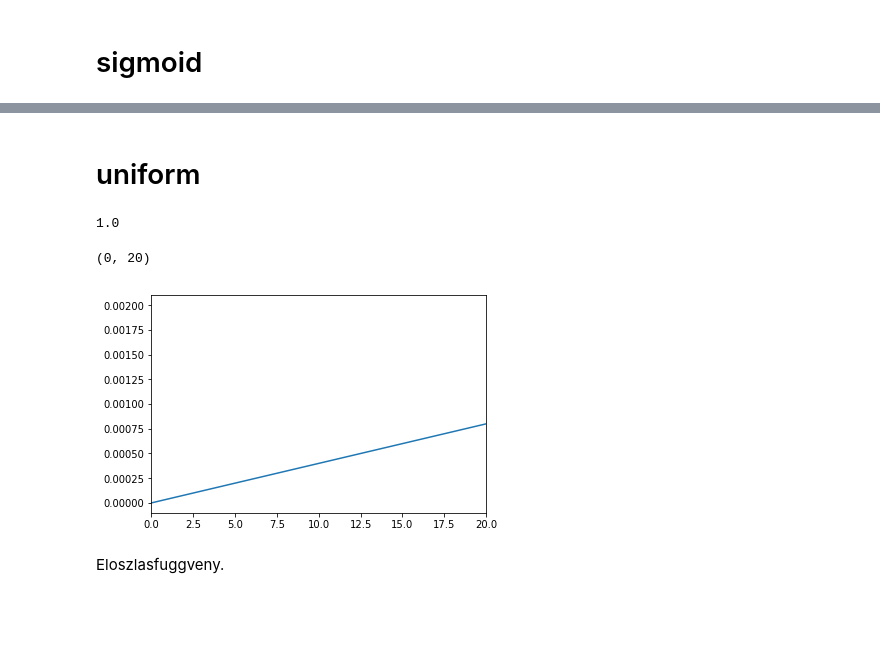
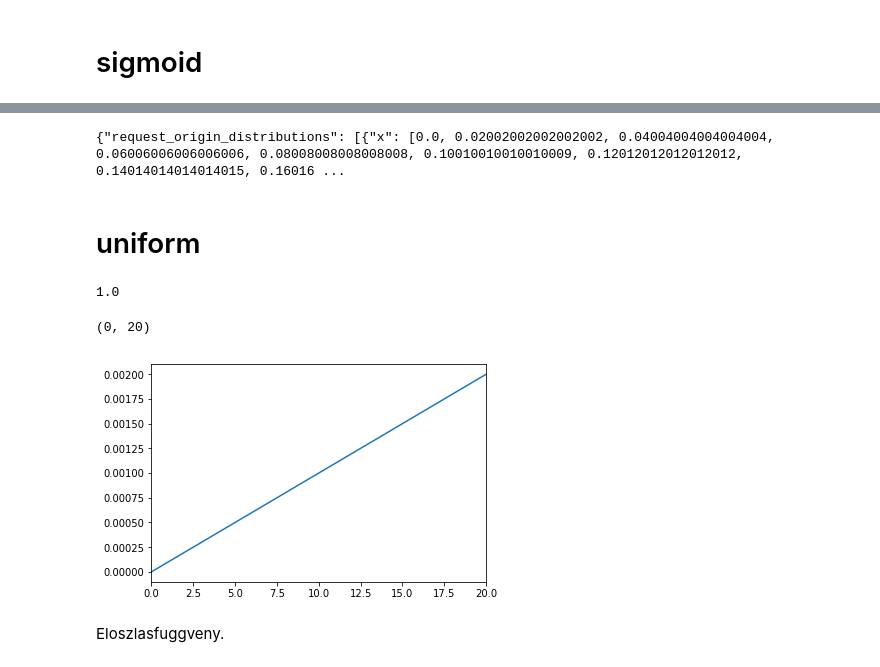
Before and after one commit to bokae/taxi, a Jupyter notebook: notebooks/distributions.ipynb, the cells around one changed output, grey strips where cells are left out. Saved outputs shown, nothing was run; the diff lists cells and outputs as text; code cells hidden in the pictures; blank space fills up the shorter version.

```diff
--- a/notebooks/distributions.ipynb
+++ b/notebooks/distributions.ipynb
@@ -39,2 +53,11 @@ plt.hist(x,bins=30)
+# %%
+print(json.dumps({
+    "request_origin_distributions":[{
+        "x":list(x),
+        "y":list(y),
+        "location":[20,20]
+}]}))
+# %% [output]
+{"request_origin_distributions": [{"x": [0.0, 0.02002002002002002, 0.04004004004004004, 0.06006006006006006, 0.08008008008008008, 0.10010010010010009, 0.12012012012012012, 0.14014014014014015, 0.16016 ...
 # %% [markdown]
 # uniform
@@ -41,19 +68,20 @@ plt.hist(x,bins=30)
 # %%
 l=0.1
 
-r = np.linspace(0,50,1000)
+r = np.linspace(0,20,1000)
 fr_unnormed = np.ones(shape=np.size(r))
+
 norm = np.sum(2*np.pi*r*fr_unnormed)
 fr_latent = 2*np.pi*r*fr_unnormed/norm
 
 print(np.sum(fr_latent))
 
 plt.plot(r,fr_latent)
 plt.xlim(0,20)
 # %% [output]
 1.0
 (0, 20)
-[figure, old version]
+[figure, new version]
 # %% [markdown]
 Eloszlasfuggveny.
 # %%
```
Also changed, not shown: parts of 31 cells of this notebook, 2 other files.
